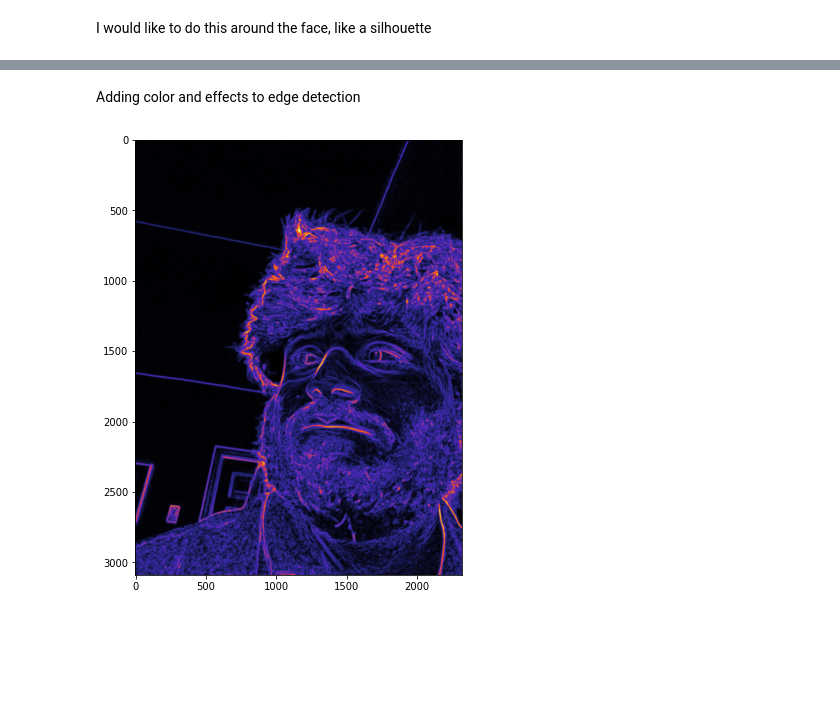
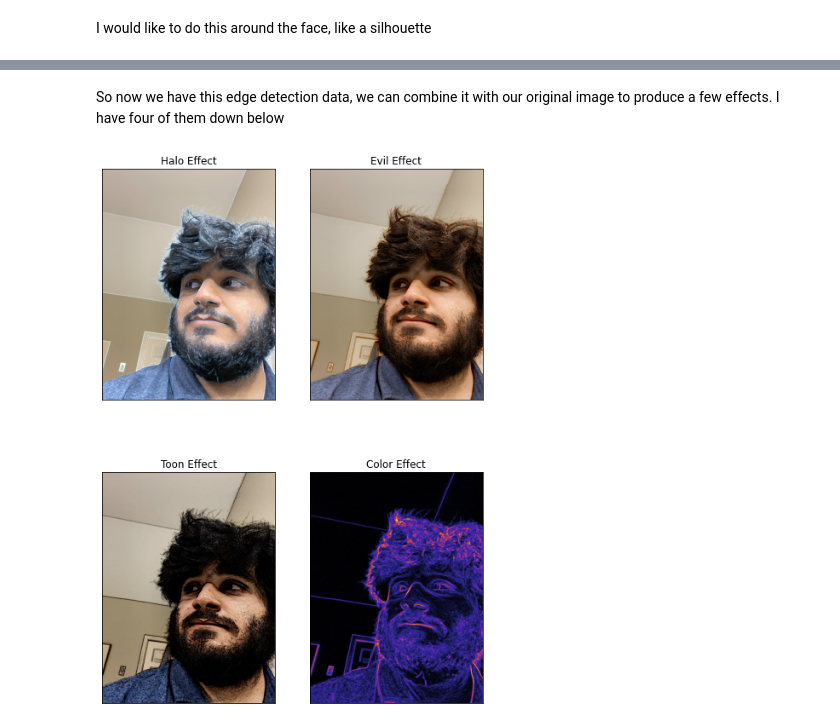
Before and after one commit to andydevs/andys-notebook, a Jupyter notebook: image-effects.ipynb, the cells around one changed output, grey strips where cells are left out. Cells and saved outputs as stored; diff of their text form; code cells hidden in the pictures; blank space fills up the shorter version.

```diff
--- a/image-effects.ipynb
+++ b/image-effects.ipynb
@@ -250,14 +126,0 @@ What happens if I combine the edge one and the grayscale...
-# %%
-# First normalize both
-grayscale_norm = normalize(grayscale)
-edge_norm = normalize(edge)
-
-# Combine both (weight edge image)
-# Normalize for good measure
-alpha = 0.75
-interpolate = normalize(grayscale_norm*(1 - alpha) + edge_norm*(alpha))
-
-# Show image
-plt.figure()
-plt.imshow(interpolate)
-plt.show();
@@ -288,15 +127,40 @@ plt.show();
-# %% [markdown]
-Adding color and effects to edge detection
-# %%
-# Blur edge a bit
-edge_blurred = gaussian(edge, sigma=3)
-
-# Map color
-viridis = cm.get_cmap('CMRmap')
-c_edge = viridis(edge_blurred / np.max(edge_blurred))
-
-# Show image
-plt.imshow(c_edge);
-plt.show();
-# %% [output]
-[figure, removed]
+# %% [markdown]
+So now we have this edge detection data, we can combine it with our original image to produce a few effects. I have four of them down below
+# %%
+# Halo effect
+halo = 5 * np.array([[[ 0.1, 0.2, 0.3, 0.0 ]]])
+halo = np.expand_dims(edge_norm, axis=2) * halo
+halo_effect = (photo + halo).clip(0, 1);
+
+# Evil effect
+evil = 5 * np.array([[[ -0.1, -0.2, -0.3, 0.0 ]]])
+evil = np.expand_dims(edge_norm, axis=2) * evil
+evil_effect = (photo + evil).clip(0, 1)
+
+# Scanner darkly effect
+toon = 3 * np.array([[[ -1, -1, -1, 0.0 ]]])
+toon = np.expand_dims(edge_norm, axis=2) * toon
+toon_effect = (photo + toon).clip(0, 1)
+
+# Colormap effect
+edge_blurred = gaussian(edge, sigma=3)
+viridis = cm.get_cmap('CMRmap')
+colr_effect = viridis(edge_blurred / np.max(edge_blurred))
+
+# Plot all
+plt.figure(figsize=(8,12))
+plt.subplot(2,2,1)
+plt.imshow(halo_effect)
+plt.title('Halo Effect')
+plt.subplot(2,2,2)
+plt.imshow(evil_effect)
+plt.title('Evil Effect')
+plt.subplot(2,2,3)
+plt.imshow(toon_effect)
+plt.title('Toon Effect')
+plt.subplot(2,2,4)
+plt.imshow(colr_effect)
+plt.title('Color Effect')
+plt.show();
+# %% [output]
+[figure, added]
```
Also changed, not shown: parts of 29 cells of this notebook, 5 other files.
